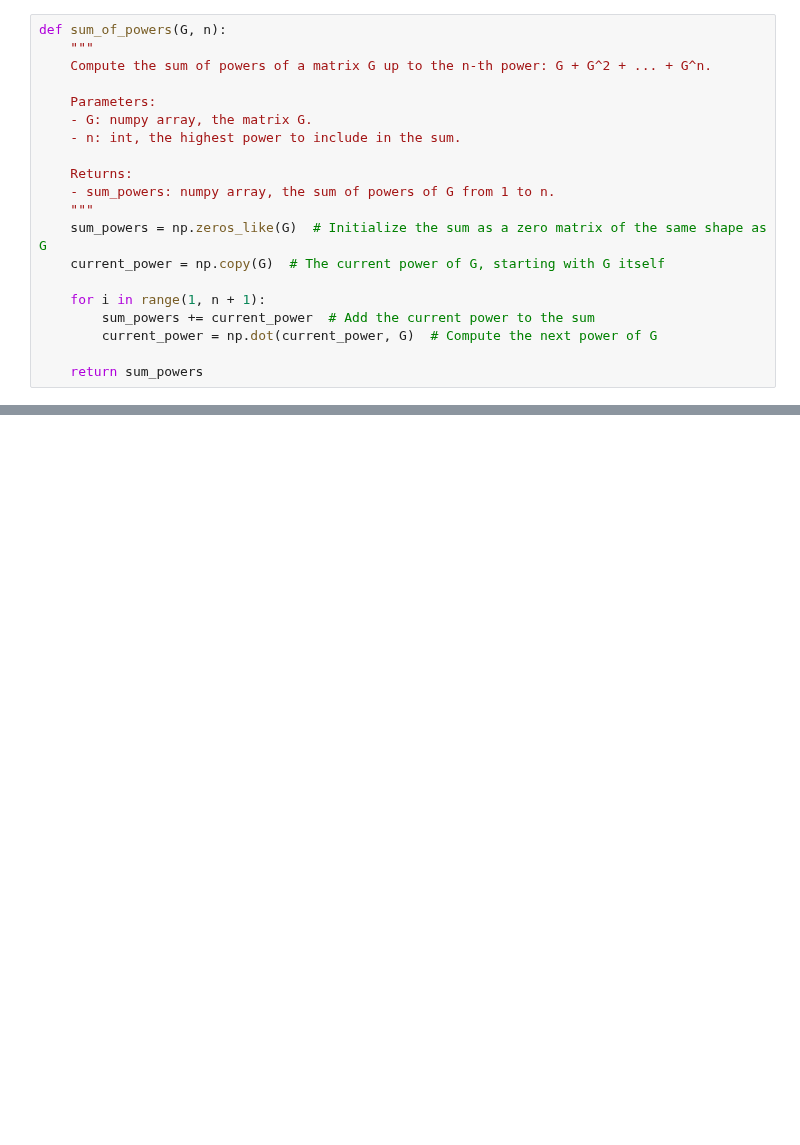
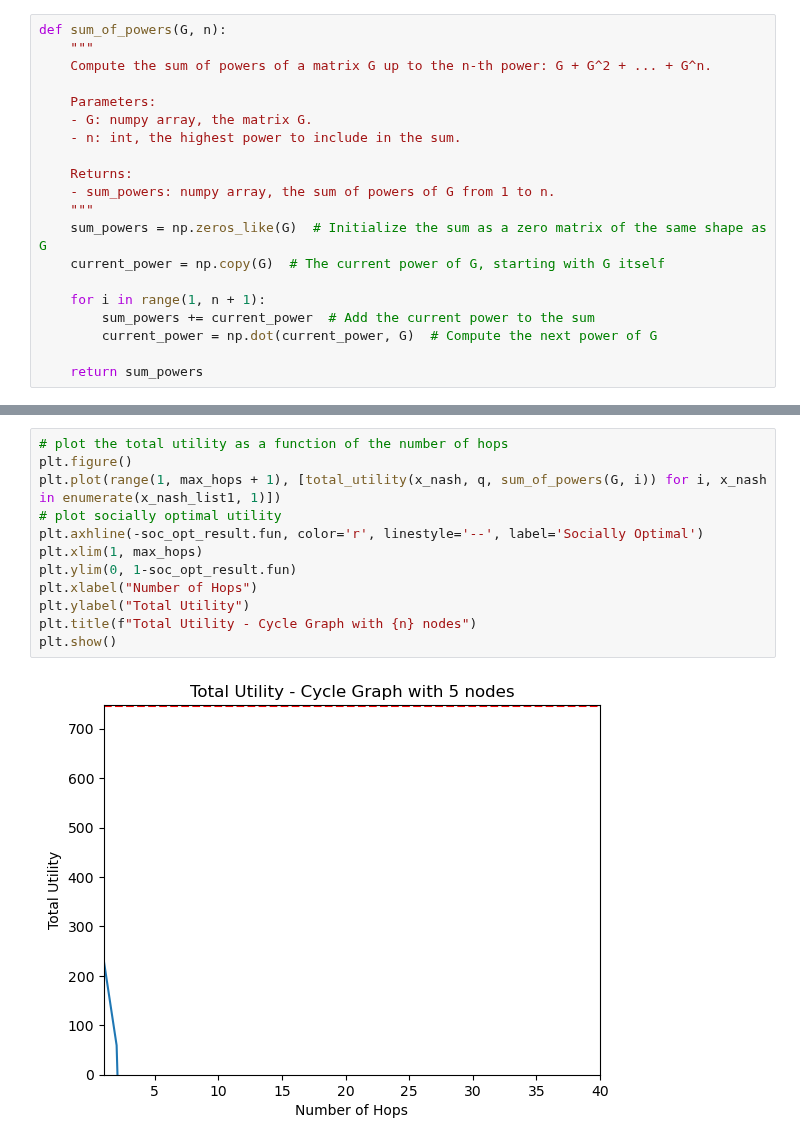
Before and after one commit to RamanEbrahimi/Research, a Jupyter notebook: K-level Network/k-hop-example.ipynb, the cells around one changed output, grey strips where cells are left out. Drawn from its saved outputs; the diff is of its cells as text; blank space fills up the shorter version.

```diff
--- a/K-level Network/k-hop-example.ipynb
+++ b/K-level Network/k-hop-example.ipynb
@@ -299,0 +287,14 @@ plt.show()
+# %%
+# plot the total utility as a function of the number of hops
+plt.figure()
+plt.plot(range(1, max_hops + 1), [total_utility(x_nash, q, sum_of_powers(G, i)) for i, x_nash in enumerate(x_nash_list1, 1)])
+# plot socially optimal utility
+plt.axhline(-soc_opt_result.fun, color='r', linestyle='--', label='Socially Optimal')
+plt.xlim(1, max_hops)
+plt.ylim(0, 1-soc_opt_result.fun)
+plt.xlabel("Number of Hops")
+plt.ylabel("Total Utility")
+plt.title(f"Total Utility - Cycle Graph with {n} nodes")
+plt.show()
+# %% [output]
+[figure, added]
```
Also changed, not shown: parts of 20 cells of this notebook, 2 other files.
